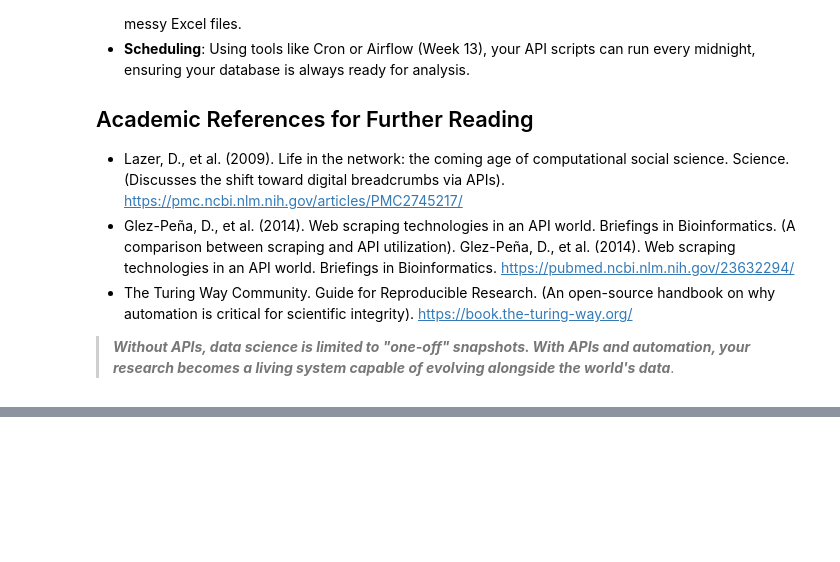
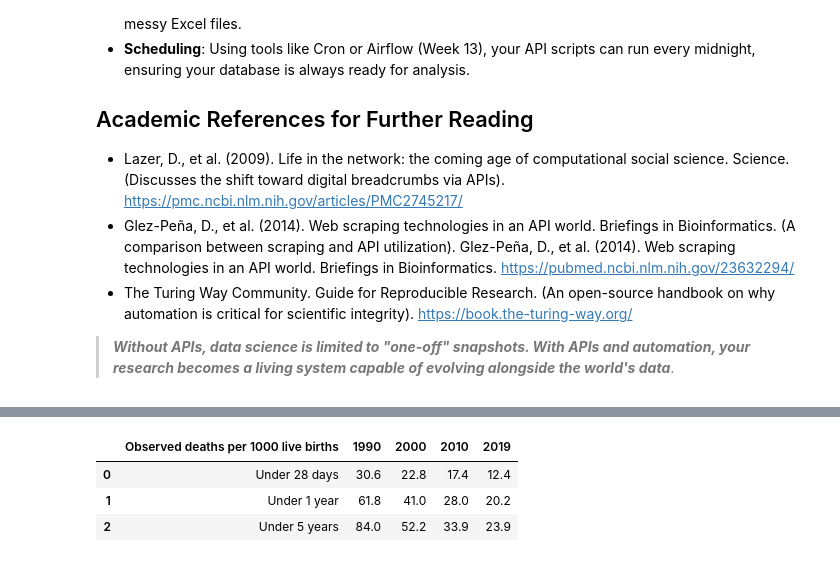
Before and after one commit to abarriexy/DE-DS-UIII, a Jupyter notebook: deds-03-Data Acquisition I – APIs & Automation.ipynb, the cells around one changed output, grey strips where cells are left out. Drawn from its saved outputs; the diff is of its cells as text; code cells hidden in the pictures; blank space fills up the shorter version.

```diff
--- a/deds-03-Data Acquisition I – APIs & Automation.ipynb
+++ b/deds-03-Data Acquisition I – APIs & Automation.ipynb
@@ -59,0 +171,16 @@ Mastering APIs and automation is what differentiates a data analyst from a Data
+# %%
+# Server tidak suka request tanpa "header"/identifier
+import warnings; warnings.simplefilter('ignore')
+import urllib.request
+from bs4 import BeautifulSoup as bs
+
+h = {'User-Agent' : "Mozilla/5.0 (X11; Linux i686) AppleWebKit/537.17 (KHTML, like Gecko) Chrome/24.0.1312.27 Safari/537.17"}
+url = 'https://uiii.ac.id/'
+
+# 1. Create the Request object
+req = urllib.request.Request(url, headers=h)
+
+# 2. Pass the object to urlopen
+doc = urllib.request.urlopen(req).read()
+web_data = bs(doc,'html.parser').text
+print(web_data)
@@ -59,0 +229,17 @@ Mastering APIs and automation is what differentiates a data analyst from a Data
+# %%
+import pandas as pd
+import requests
+from io import StringIO
+
+url = "https://en.wikipedia.org/wiki/Health_in_Indonesia"
+
+session = requests.Session()
+session.headers.update(h)
+response = session.get(url)
+response.raise_for_status()
+html = StringIO(response.text)
+
+tables = pd.read_html(html, flavor="lxml")
+print(f"Found {len(tables)} tables")
+df = tables[0]
+print(df.head())
@@ -59,0 +254,7 @@ Mastering APIs and automation is what differentiates a data analyst from a Data
+# %%
+tables[1].head()
+# %% [output]
+|  | Observed deaths per 1000 live births | 1990 | 2000 | 2010 | 2019 |
+| 0 | Under 28 days | 30.6 | 22.8 | 17.4 | 12.4 |
+| 1 | Under 1 year | 61.8 | 41.0 | 28.0 | 20.2 |
+| 2 | Under 5 years | 84.0 | 52.2 | 33.9 | 23.9 |
```
Also changed, not shown: parts of 27 cells of this notebook, 5 other files.
